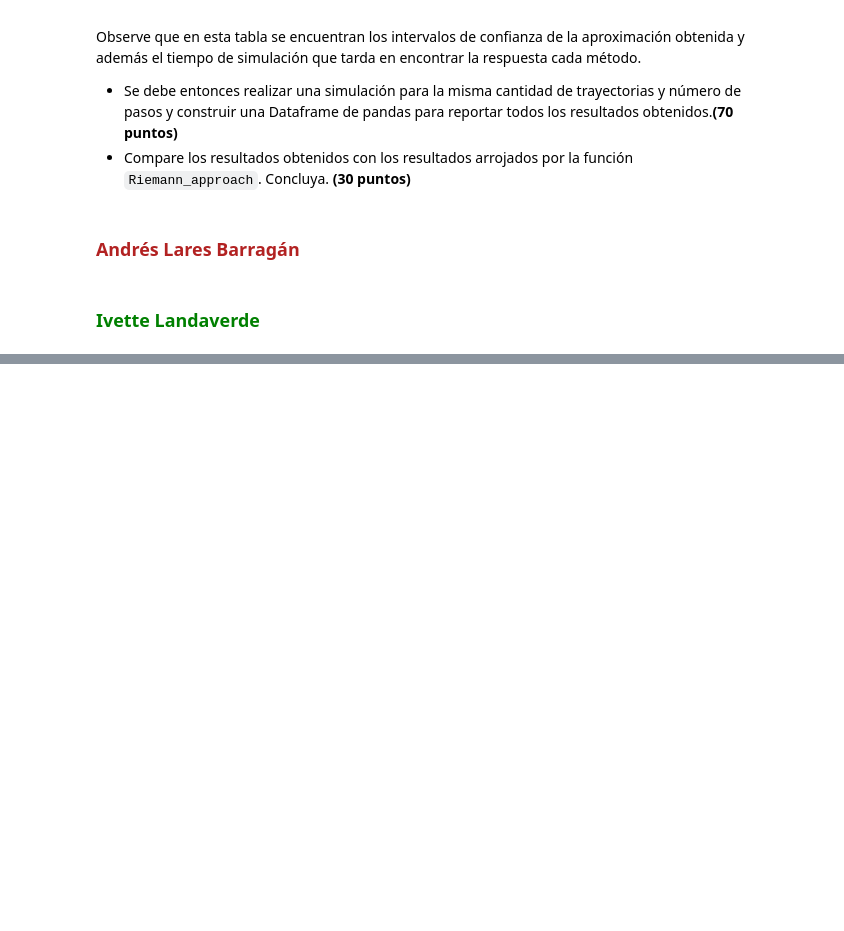
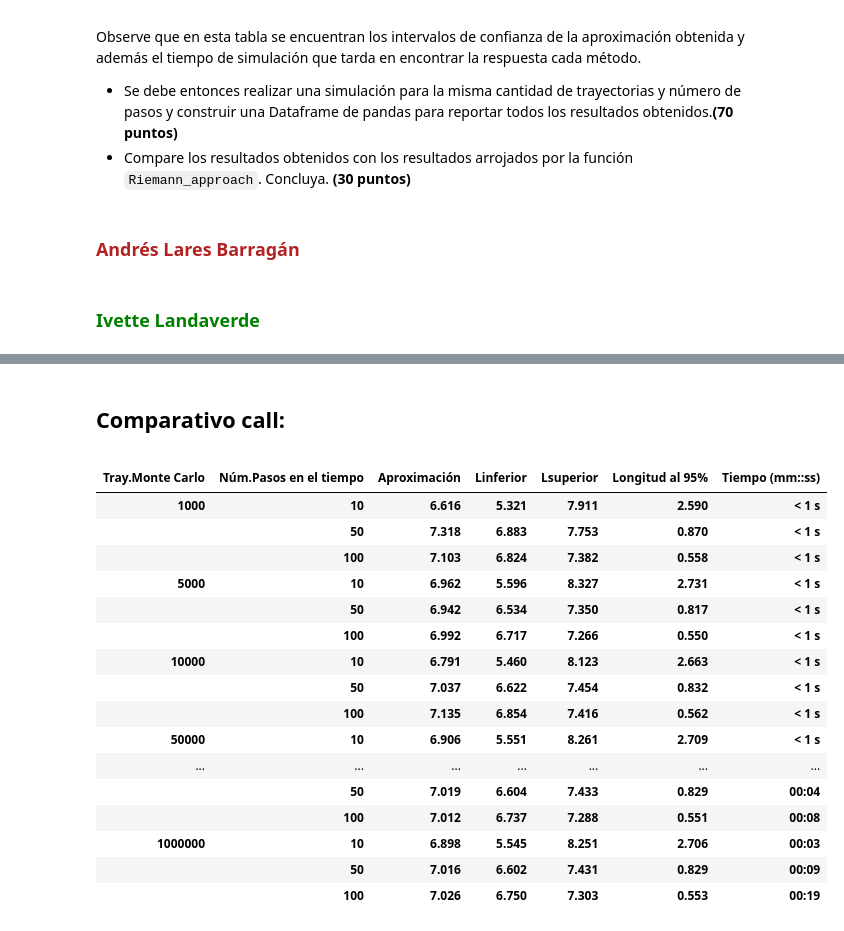
Before and after one commit to AndresLaresBarragan/ProyectoConjunto_ALares_ILandaverde, a Jupyter notebook: Tarea10.ipynb, the cells around one changed output, grey strips where cells are left out. Saved outputs shown, nothing was run; the diff lists cells and outputs as text; code cells hidden in the pictures; blank space fills up the shorter version.

```diff
--- a/Tarea10.ipynb
+++ b/Tarea10.ipynb
@@ -44,0 +342,24 @@ import plotly.graph_objects as go
+# %% [markdown]
+## Comparativo call:
+# %%
+#Dataframe call con el método trapecio:
+df_trapecio_c
+# %% [output]
+|  |  |  |  |  |  |  |
+| Tray.Monte Carlo | Núm.Pasos en el tiempo | Aproximación | Linferior | Lsuperior | Longitud al 95% | Tiempo (mm::ss) |
+| 1000 | 10 | 6.616 | 5.321 | 7.911 | 2.590 | < 1 s |
+|  | 50 | 7.318 | 6.883 | 7.753 | 0.870 | < 1 s |
+|  | 100 | 7.103 | 6.824 | 7.382 | 0.558 | < 1 s |
+| 5000 | 10 | 6.962 | 5.596 | 8.327 | 2.731 | < 1 s |
+|  | 50 | 6.942 | 6.534 | 7.350 | 0.817 | < 1 s |
+|  | 100 | 6.992 | 6.717 | 7.266 | 0.550 | < 1 s |
+| 10000 | 10 | 6.791 | 5.460 | 8.123 | 2.663 | < 1 s |
+|  | 50 | 7.037 | 6.622 | 7.454 | 0.832 | < 1 s |
+|  | 100 | 7.135 | 6.854 | 7.416 | 0.562 | < 1 s |
+| 50000 | 10 | 6.906 | 5.551 | 8.261 | 2.709 | < 1 s |
+| ... | ... | ... | ... | ... | ... | ... |
+|  | 50 | 7.019 | 6.604 | 7.433 | 0.829 | 00:04 |
+|  | 100 | 7.012 | 6.737 | 7.288 | 0.551 | 00:08 |
+| 1000000 | 10 | 6.898 | 5.545 | 8.251 | 2.706 | 00:03 |
+|  | 50 | 7.016 | 6.602 | 7.431 | 0.829 | 00:09 |
+|  | 100 | 7.026 | 6.750 | 7.303 | 0.553 | 00:19 |
```
Also changed, not shown: parts of 11 cells of this notebook.
